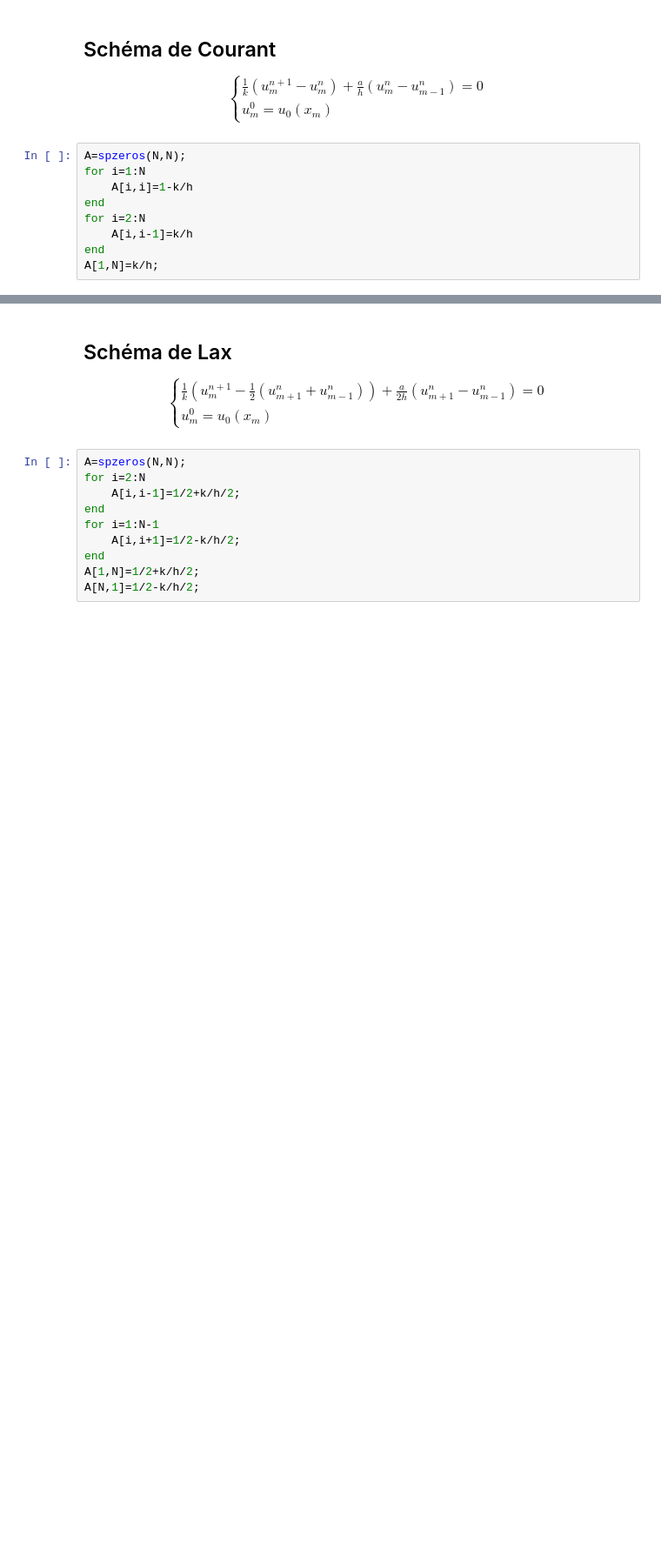
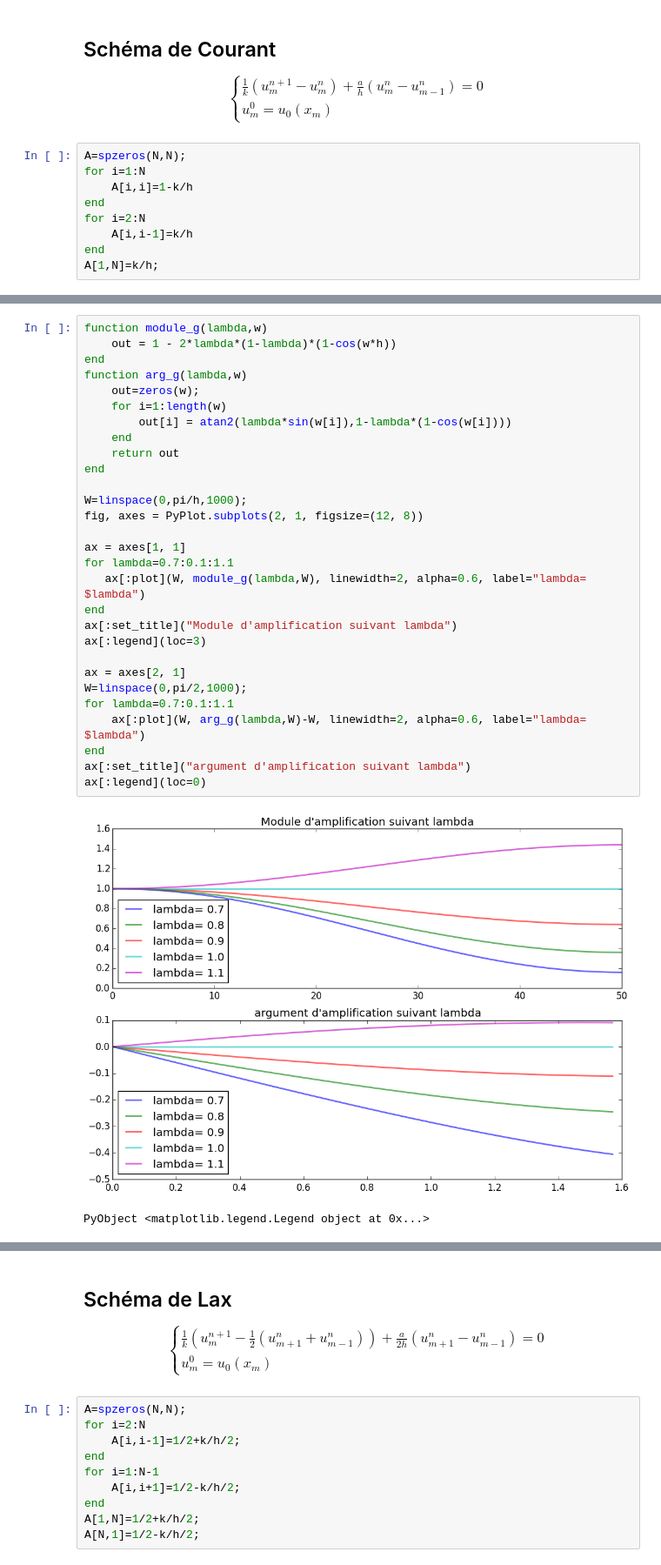
Before and after one commit to clopeau/M2-SITN-2015-16, a Jupyter notebook: TP1-Julia.ipynb, the cells around one changed output, grey strips where cells are left out. Shown: that part at 87% size. Saved outputs shown, nothing was run; the diff lists cells and outputs as text; blank space fills up the shorter version.

```diff
--- a/TP1-Julia.ipynb
+++ b/TP1-Julia.ipynb
@@ -146,0 +147,32 @@ Slider{Int64}([Input{Int64}] 251,"i1",251,1:501)
+# %%
+function module_g(lambda,w)
+    out = 1 - 2*lambda*(1-lambda)*(1-cos(w*h))
+end
+function arg_g(lambda,w)
+    out=zeros(w);
+    for i=1:length(w)
+        out[i] = atan2(lambda*sin(w[i]),1-lambda*(1-cos(w[i])))
+    end
+    return out
+end
+
+W=linspace(0,pi/h,1000);
+fig, axes = PyPlot.subplots(2, 1, figsize=(12, 8))
+
+ax = axes[1, 1]
+for lambda=0.7:0.1:1.1
+   ax[:plot](W, module_g(lambda,W), linewidth=2, alpha=0.6, label="lambda= $lambda")
+end
+ax[:set_title]("Module d'amplification suivant lambda")
+ax[:legend](loc=3)
+
+ax = axes[2, 1]
+W=linspace(0,pi/2,1000);
+for lambda=0.7:0.1:1.1
+    ax[:plot](W, arg_g(lambda,W)-W, linewidth=2, alpha=0.6, label="lambda= $lambda")
+end
+ax[:set_title]("argument d'amplification suivant lambda")
+ax[:legend](loc=0)
+# %% [output]
+[figure, added]
+PyObject <matplotlib.legend.Legend object at 0x...>
```
Also changed, not shown: parts of 6 cells of this notebook, 1 other file.
